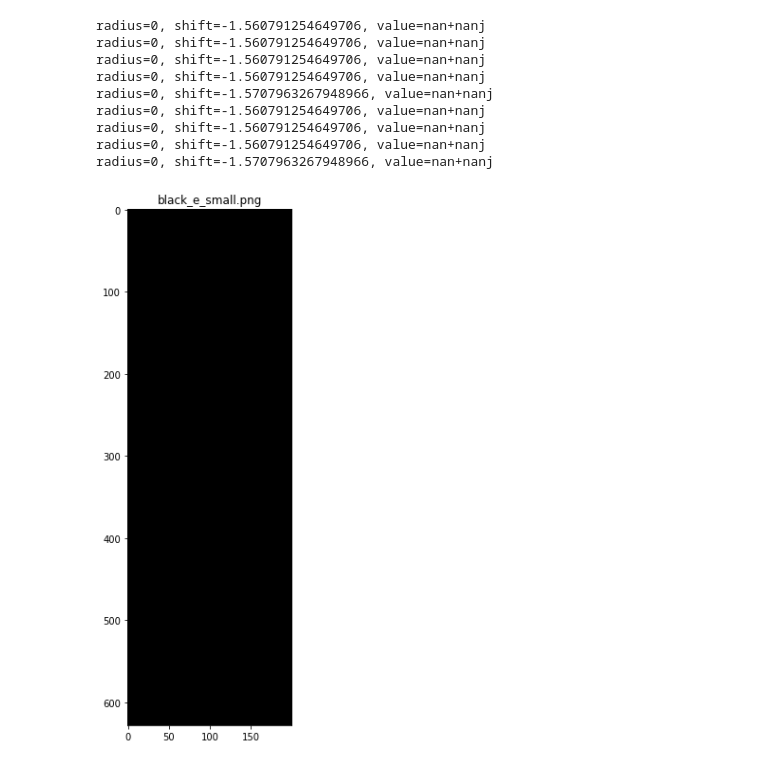
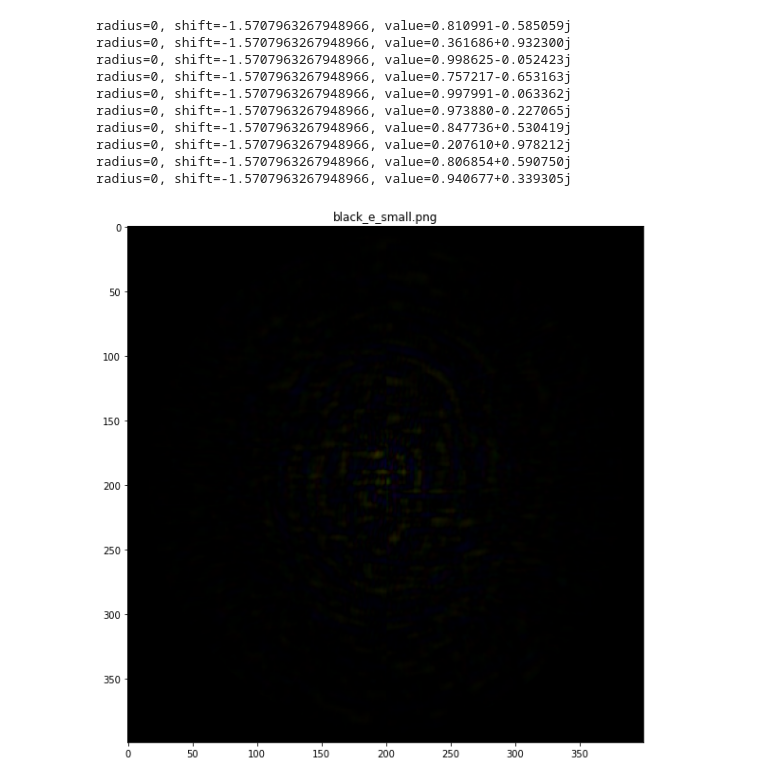
Before and after one commit to Panpalczasty/ECT_python_lib, a Jupyter notebook: tracker_prototype/trackerv1.ipynb, the cells around one changed output. Cells and saved outputs as stored; diff of their text form; code cells hidden in the pictures.

```diff
--- a/tracker_prototype/trackerv1.ipynb
+++ b/tracker_prototype/trackerv1.ipynb
@@ -11,43 +11,45 @@ transformer = tr.FilteredTransformation(
     radius = 200
 )
 
-matcher = tr.CorrelationMatcher(
-    transformer = transformer
+matcher = tr.BasicMatcher(
+    # transformer = transformer
+    bp_thresh = 0.01
 )
 
 tracker = tr.BasicTracker(
     template_path="../sample_imgs/black_e.png",
-    matcher = matcher,
-    transformer = transformer
+    matcher=matcher
 )
 tracker.setup()
 # %%
 e_filepaths = [
     "../sample_imgs/black_e_small.png",
     "../sample_imgs/black_e_4.png",
     "../sample_imgs/black_e.png",
     "../sample_imgs/black_e_3.png",
     "../sample_imgs/black_e_big.png",
     "../sample_imgs/black_e_90deg.png",
     "../sample_imgs/white.png",
     "../sample_imgs/whitenoise.png",
-    "../sample_imgs/e_template.png"
+    "../sample_imgs/e_template.png",
+    "../sample_imgs/text.png"
 ]
 
 for e in e_filepaths:
 
     e_img = loader.load(e)
 
     tracker.match(e_img)
     tracker.show_result(e.split("/")[-1])
 # %% [output]
-radius=0, shift=-1.560791254649706, value=nan+nanj
-radius=0, shift=-1.560791254649706, value=nan+nanj
-radius=0, shift=-1.560791254649706, value=nan+nanj
-radius=0, shift=-1.560791254649706, value=nan+nanj
-radius=0, shift=-1.5707963267948966, value=nan+nanj
-radius=0, shift=-1.560791254649706, value=nan+nanj
-radius=0, shift=-1.560791254649706, value=nan+nanj
-radius=0, shift=-1.560791254649706, value=nan+nanj
-radius=0, shift=-1.5707963267948966, value=nan+nanj
+radius=0, shift=-1.5707963267948966, value=0.810991-0.585059j
+radius=0, shift=-1.5707963267948966, value=0.361686+0.932300j
+radius=0, shift=-1.5707963267948966, value=0.998625-0.052423j
+radius=0, shift=-1.5707963267948966, value=0.757217-0.653163j
+radius=0, shift=-1.5707963267948966, value=0.997991-0.063362j
+radius=0, shift=-1.5707963267948966, value=0.973880-0.227065j
+radius=0, shift=-1.5707963267948966, value=0.847736+0.530419j
+radius=0, shift=-1.5707963267948966, value=0.207610+0.978212j
+radius=0, shift=-1.5707963267948966, value=0.806854+0.590750j
+radius=0, shift=-1.5707963267948966, value=0.940677+0.339305j
-[figure, old version]
+[figure, new version]
```
Also changed, not shown: parts of 7 cells of this notebook, 15 other files.
